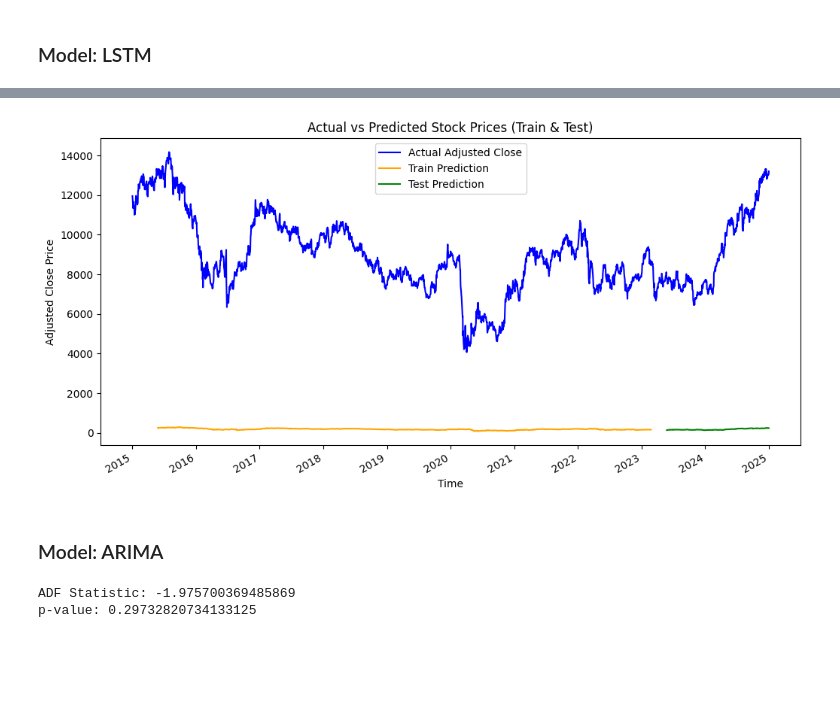
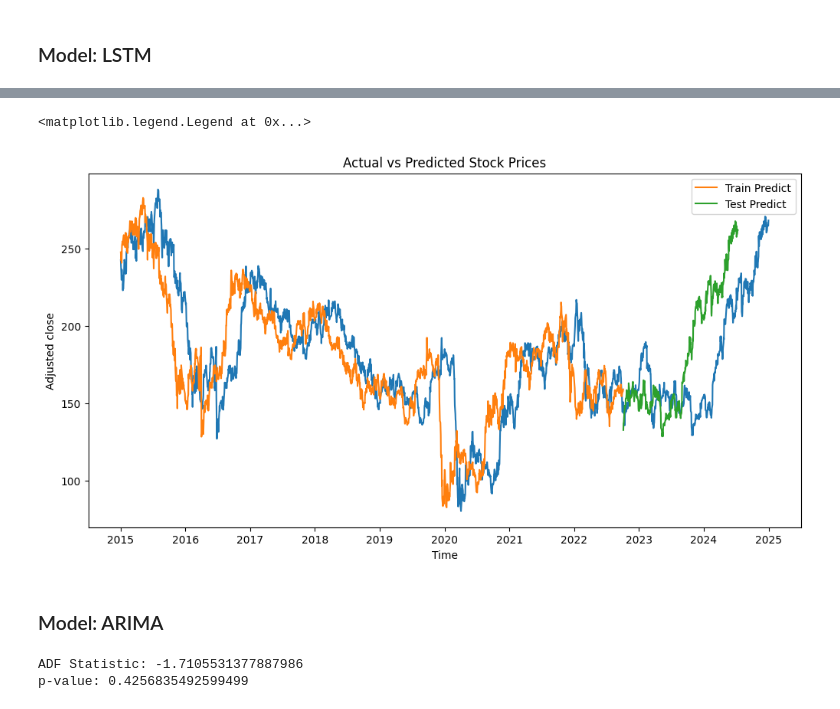
Before and after one commit to San0160/Stocks_Predection, a Jupyter notebook: Stocks.ipynb, the cells around one changed output, grey strips where cells are left out. Cells and saved outputs as stored; diff of their text form; code cells hidden in the pictures; blank space fills up the shorter version.

```diff
--- a/Stocks.ipynb
+++ b/Stocks.ipynb
@@ -311,48 +307,23 @@ math.sqrt(mean_squared_error(y_test, test_predict))
-# %%
-# Ensure predictions are 2D
-train_predict = train_predict.reshape(-1, 1)
-test_predict = test_predict.reshape(-1, 1)
-
-# Inverse transform
-train_predict_inv = scaler.inverse_transform(train_predict)
-test_predict_inv = scaler.inverse_transform(test_predict)
-
-# Combine data for full timeline
-full_data = np.concatenate((train_data, test_data), axis=0)
-dates = data1["Date"].values
-
-# Create NaN placeholders (2D)
-trainPredictPlot = np.empty_like(full_data)
-trainPredictPlot[:] = np.nan
-trainPredictPlot[look_back:look_back + len(train_predict_inv), :] = train_predict_inv
-
-testPredictPlot = np.empty_like(full_data)
-testPredictPlot[:] = np.nan
-
-test_start = len(train_data) + look_back
-test_end = test_start + len(test_predict_inv)
-testPredictPlot[test_start:test_end, :] = test_predict_inv[:len(full_data) - test_start]
-
-# Plot
-plt.figure(figsize=(12,6))
-plt.plot(dates, scaler.inverse_transform(full_data), label='Actual Adjusted Close', color='blue')
-plt.plot(dates, trainPredictPlot, label='Train Prediction', color='orange')
-plt.plot(dates, testPredictPlot, label='Test Prediction', color='green')
-plt.xlabel("Time")
-plt.ylabel("Adjusted Close Price")
-plt.title("Actual vs Predicted Stock Prices (Train & Test)")
-plt.legend()
-plt.gcf().autofmt_xdate()
-plt.show()
-# %% [output]
-[figure, removed]
+# %%
+plt.figure(figsize = (12,6))
+plt.plot(data1["Date"], data1["Adj Close"])
+plt.plot(data1["Date"][:len(train_predict_inv)], train_predict_inv, label="Train Predict")
+plt.plot(data1["Date"][len(train_predict_inv):len(train_predict_inv)+len(test_predict_inv)],
+         test_predict_inv, label="Test Predict")
+plt.xlabel("Time")
+plt.ylabel("Adjusted close")
+plt.title("Actual vs Predicted Stock Prices")
+plt.legend()
+# %% [output]
+<matplotlib.legend.Legend at 0x...>
+[figure, added]
 # %% [markdown]
 ### Model: ARIMA
 # %%
-result = adfuller(data1['Adj Close'])
+result = adfuller(data2['Adj Close'])
 print('ADF Statistic:', result[0])
 print('p-value:', result[1])
 # %% [output]
-ADF Statistic: -1.975700369485869
-p-value: 0.29732820734133125
+ADF Statistic: -1.7105531377887986
+p-value: 0.4256835492599499
 # %%
```
Also changed, not shown: parts of 27 cells of this notebook, 5 other files.
